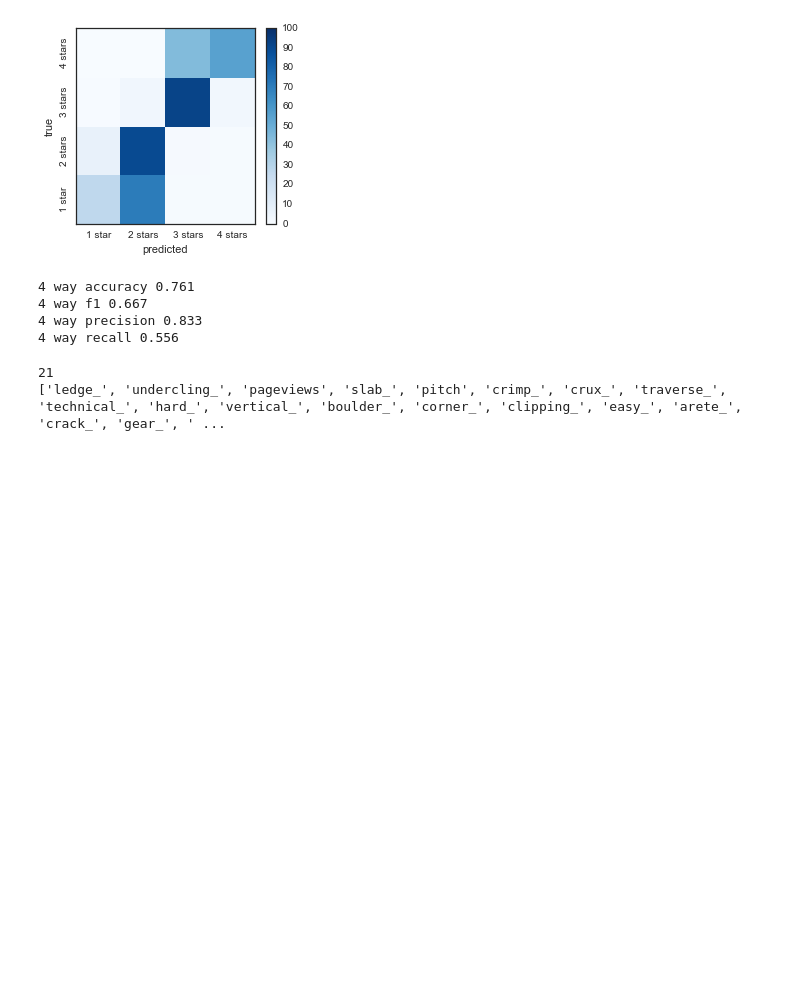
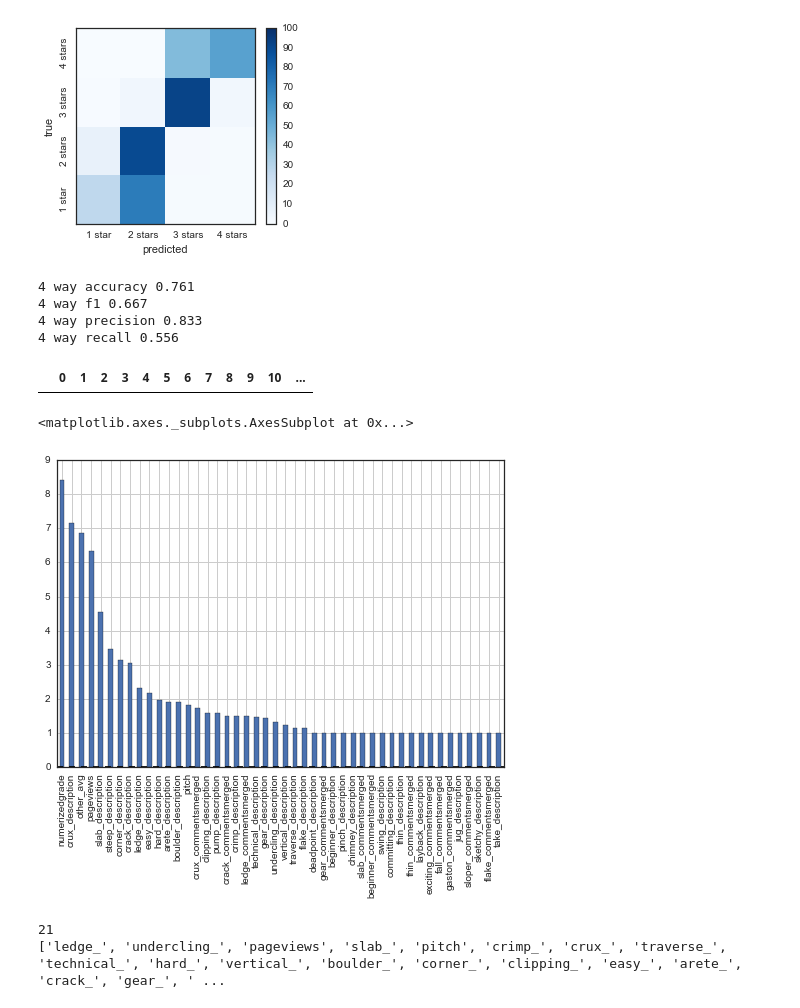
Before and after one commit to askerry/cragcrunch, a Jupyter notebook: Notebook 5. New Hampshire Recommendations (Exploratory).ipynb, the cells around one changed output. Saved outputs shown, nothing was run; the diff lists cells and outputs as text; code cells hidden in the pictures; blank space fills up the shorter version.

```diff
--- a/Notebook 5. New Hampshire Recommendations (Exploratory).ipynb
+++ b/Notebook 5. New Hampshire Recommendations (Exploratory).ipynb
@@ -550,6 +550,15 @@ featdf=informativefeats[[col for col in informativefeats.columns if col != 'clim
 featdf['T_value']=featdf.apply(lambda x:scipy.stats.ttest_1samp(x.values, 0)[0], axis=1)
 featdf['P_value']=featdf.apply(lambda x:scipy.stats.ttest_1samp(x.values, 0)[1], axis=1)
 sorteddf=featdf.sort(columns='T_value', ascending=False).iloc[:25,:]
+# %%
+featdf.sort(columns='T_value', ascending=False).iloc[:28,:]
+# %% [output]
+|  | 0 | 1 | 2 | 3 | 4 | 5 | 6 | 7 | 8 | 9 | 10 | ... |
+# %%
+featdf.sort(columns='T_value', ascending=False).T_value.plot(kind="bar")
+# %% [output]
+<matplotlib.axes._subplots.AxesSubplot at 0x...>
+[figure, added]
 # %%
 feats=[col[:col.index('_')+1] if '_' in col and '_avg' not in col else col for col in sorteddf.index.values]
 feats=list(set(feats))
```
Also changed, not shown: 10 other files.
